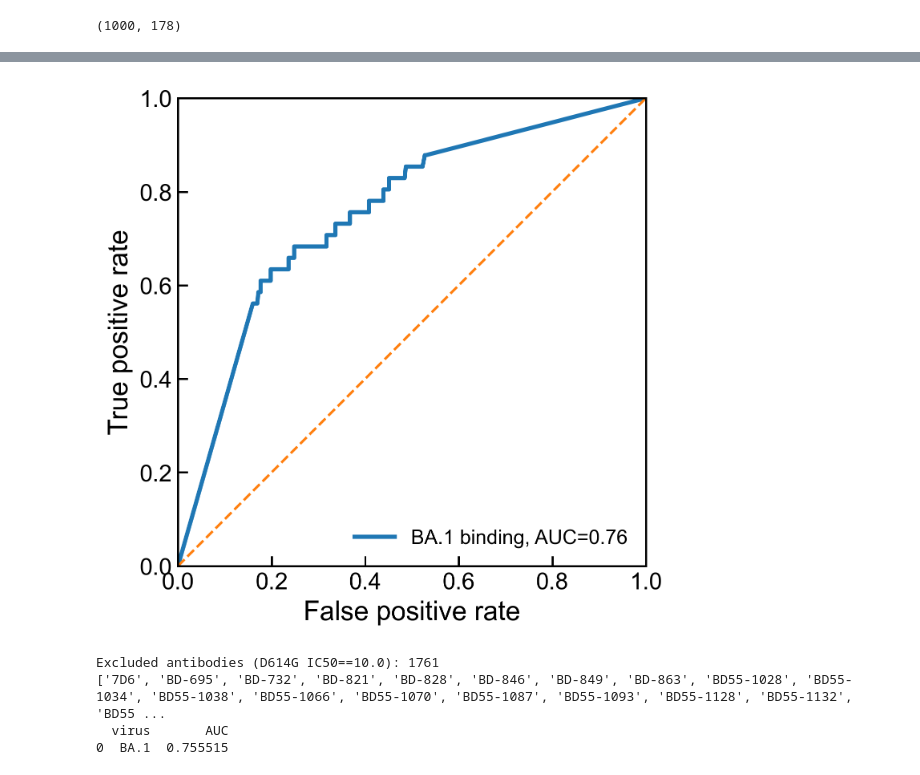
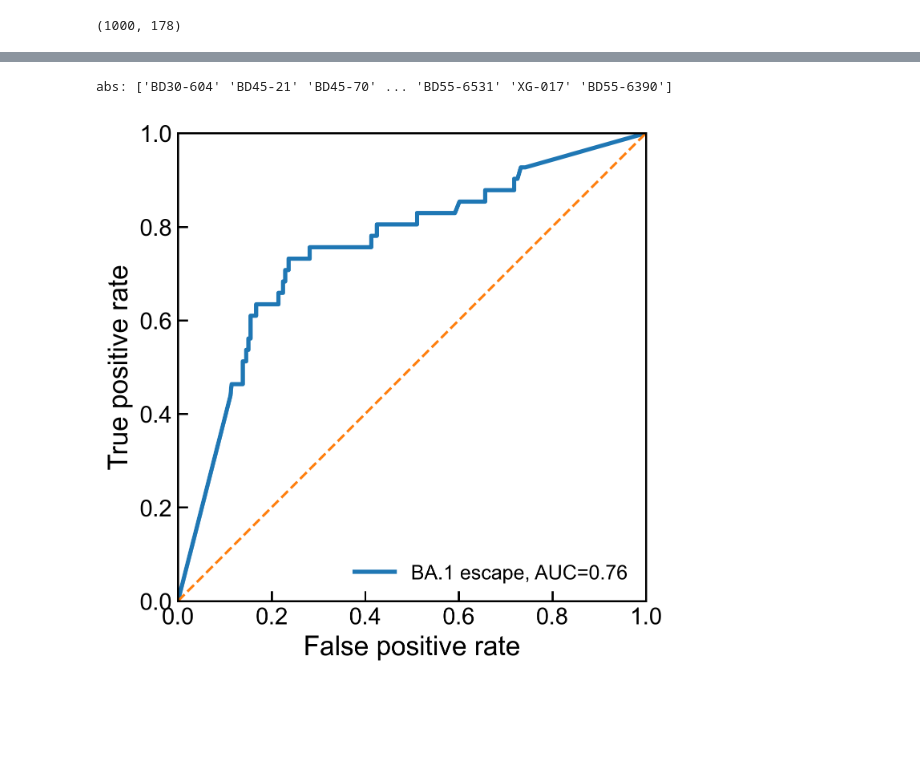
Before and after one commit to m-huot/ESCAPE_MAP_DRAFT, a Jupyter notebook: generative/ab_resilience.ipynb, the cells around one changed output, grey strips where cells are left out. Saved outputs shown, nothing was run; the diff lists cells and outputs as text; code cells hidden in the pictures; blank space fills up the shorter version.

```diff
--- a/generative/ab_resilience.ipynb
+++ b/generative/ab_resilience.ipynb
@@ -27,12 +27,12 @@ import rbm, RBM_utils  # rbm.py must be alongside this file
 # %% [markdown]
 # Escape Score
 # %%
-seqs=Proteins_utils.load_FASTA('generated_sequences_beta3.fasta', drop_duplicates=False)
+seqs=np.load(open('generated_sequences_ace2tensor(-9.3000)_betatensor(-0.4463).npy','rb'))
+random_seqs=np.load(open('random_sequences.npy','rb'))
 seqs.shape
 # %% [output]
 (1000, 178)
 # %%
 log_kd_values=np.array([get_Kd(seq,BA1_KD_VECTORS , log10=True) for seq in seqs])
-
-ace2_rbm_scores=pd.read_csv('generated_sequences_scores_beta3.csv')['score'].values
-log_kd_values.shape#nseeq, n_ab
+log_kd_values_random=np.array([get_Kd(seq,BA1_KD_VECTORS , log10=True) for seq in random_seqs])
+ab_names=list(BA1_KD_VECTORS.keys())
@@ -155,3 +59,7 @@ print(auc_table)
+# %%
+ic50_db=pd.read_csv('../exp_data/cao_data/antibody_ic50s.csv',index_col=0)
+ic50_db['antibody'] = ic50_db.index
+ic50_db.reset_index(drop=True, inplace=True)  # removes the old index
 # %%
 import numpy as np
 import pandas as pd
@@ -162,14 +70,15 @@ import matplotlib as mpl
 TH = -6.0  # threshold on log10 Kd
 
 # Fm per antibody from log_kd_values (shape: n_seq x n_ab)
-fm_df = pd.DataFrame({'antibody': ab_names, 'Fm': (log_kd_values > TH).mean(axis=0)})
+fm_df = pd.DataFrame({'antibody': ab_names, 'Fm': (log_kd_values > TH).mean(axis=0), 'Fm_uni': (log_kd_values_random > TH).mean(axis=0)})
 
 # Binary escape labels from IC50
 ic50_db = ic50_db.copy()
 ic50_db['escape'] = ((ic50_db['IC50'] >= 10.0) | np.isclose(ic50_db['IC50'], 10.0)).astype(int)
 
 # EXCLUDE antibodies with D614G IC50 == 10.0
-exclude_abs = set(ic50_db[(ic50_db['virus'] == 'D614G') & (ic50_db['IC50'] == 10.0)]['antibody'].unique())
+print('abs:', ic50_db['antibody'].unique())
+exclude_abs = set(ic50_db[(ic50_db['virus'] == 'D614G') & (ic50_db['IC50'] >= 10.0)]['antibody'].unique())
 fm_keep = fm_df[~fm_df['antibody'].isin(exclude_abs)].copy()
 
 # publication styling
@@ -183,7 +92,6 @@ mpl.rcParams.update({
 })
 
 plt.figure(figsize=(5,5))
-aucs = []
 ic50_db_grouped = ic50_db.groupby('virus')
 
 for virus in ['BA.1']:
@@ -191,41 +99,43 @@ for virus in ['BA.1']:
         continue
     dfv = ic50_db_grouped.get_group(virus)
 
     # one label per antibody for this virus: escape if any replicate escaped
     lab = dfv.groupby('antibody')['escape'].max().reset_index()
     lab = lab[~lab['antibody'].isin(exclude_abs)]  # drop excluded antibodies
 
     merged = lab.merge(fm_keep, on='antibody', how='inner')
     if merged['escape'].nunique() < 2:
         continue  # ROC undefined if only one class
 
     y_true = merged['escape'].values.astype(int)
     y_score = merged['Fm'].values.astype(float)
 
     fpr, tpr, _ = roc_curve(y_true, y_score)
     A = auc(fpr, tpr)
-    aucs.append((virus, A))
-    plt.plot(fpr, tpr, lw=2.5, label=f'{virus} binding, AUC={A:.2f}')
+    plt.plot(fpr, tpr, lw=2.5,
+         label=f'{virus} escape, AUC={A:.2f}')
+
+    y_true = merged['escape'].values.astype(int)
+    y_score = merged['Fm_uni'].values.astype(float)
+
+    fpr, tpr, _ = roc_curve(y_true, y_score)
+    A = auc(fpr, tpr)
+    # plt.plot(fpr, tpr,'--', lw=2.5, label=f'{virus} binding, AUC={A:.2f}')
+
+
 
 # baseline
 plt.plot([0,1],[0,1], linestyle='--', lw=1.5)
 
 ax = plt.gca()
 ax.set_xlim(0, 1); ax.set_ylim(0, 1); ax.set_aspect('equal', 'box')
 ax.set_xlabel('False positive rate')
 ax.set_ylabel('True positive rate')
 ax.legend(loc='lower right', frameon=False)
 plt.tight_layout()
 plt.show()
 
 # optional
-print(f'Excluded antibodies (D614G IC50==10.0): {len(exclude_abs)}')
-print(sorted(exclude_abs))
-auc_table = pd.DataFrame(aucs, columns=['virus','AUC']).sort_values('AUC', ascending=False)
-print(auc_table)
 # %% [output]
+abs: ['BD30-604' 'BD45-21' 'BD45-70' ... 'BD55-6531' 'XG-017' 'BD55-6390']
-[figure, old version]
+[figure, new version]
-Excluded antibodies (D614G IC50==10.0): 1761
-['7D6', 'BD-695', 'BD-732', 'BD-821', 'BD-828', 'BD-846', 'BD-849', 'BD-863', 'BD55-1028', 'BD55-1034', 'BD55-1038', 'BD55-1066', 'BD55-1070', 'BD55-1087', 'BD55-1093', 'BD55-1128', 'BD55-1132', 'BD55 ...
-  virus       AUC
-0  BA.1  0.755515
```
Also changed, not shown: parts of 10 cells of this notebook, 35 other files.
